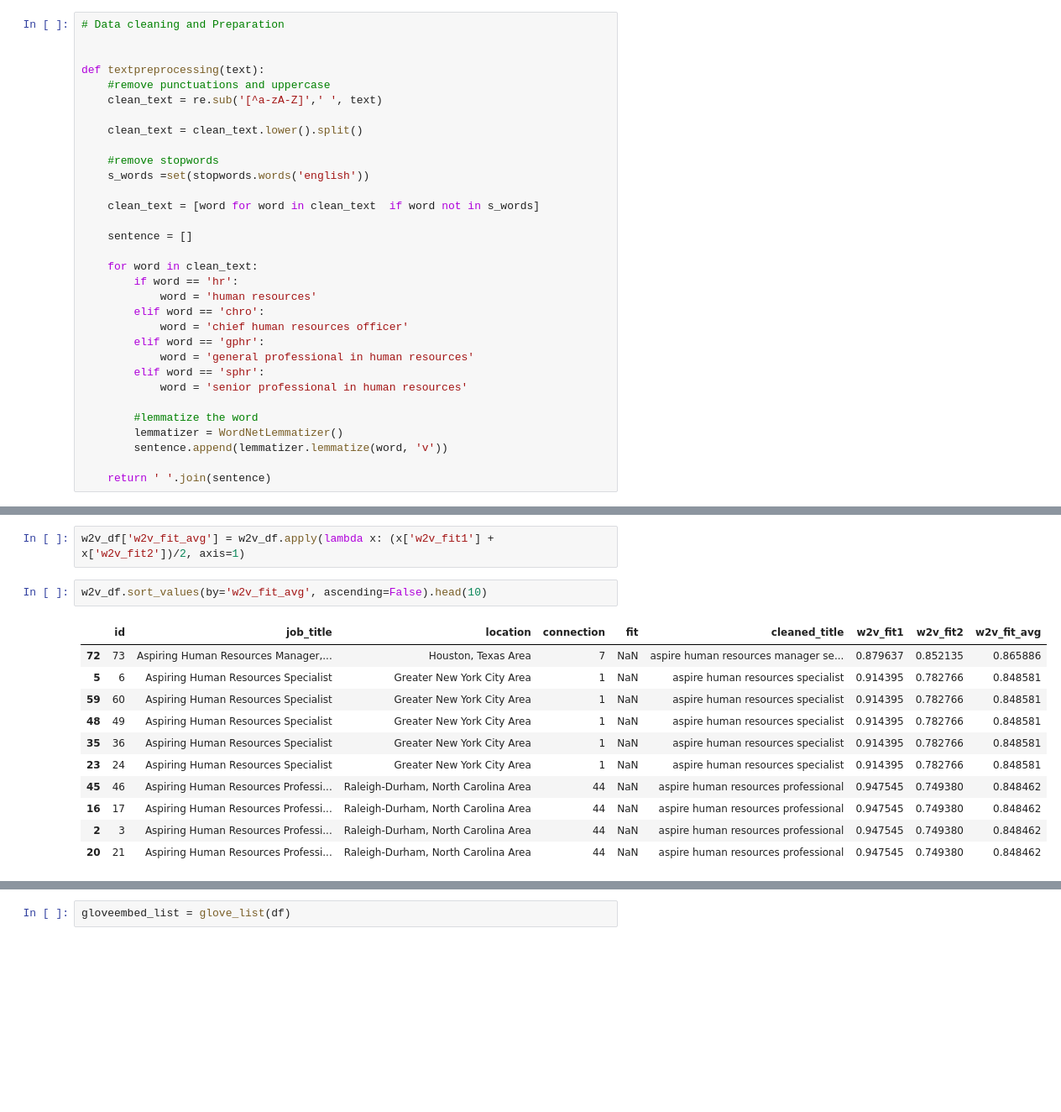
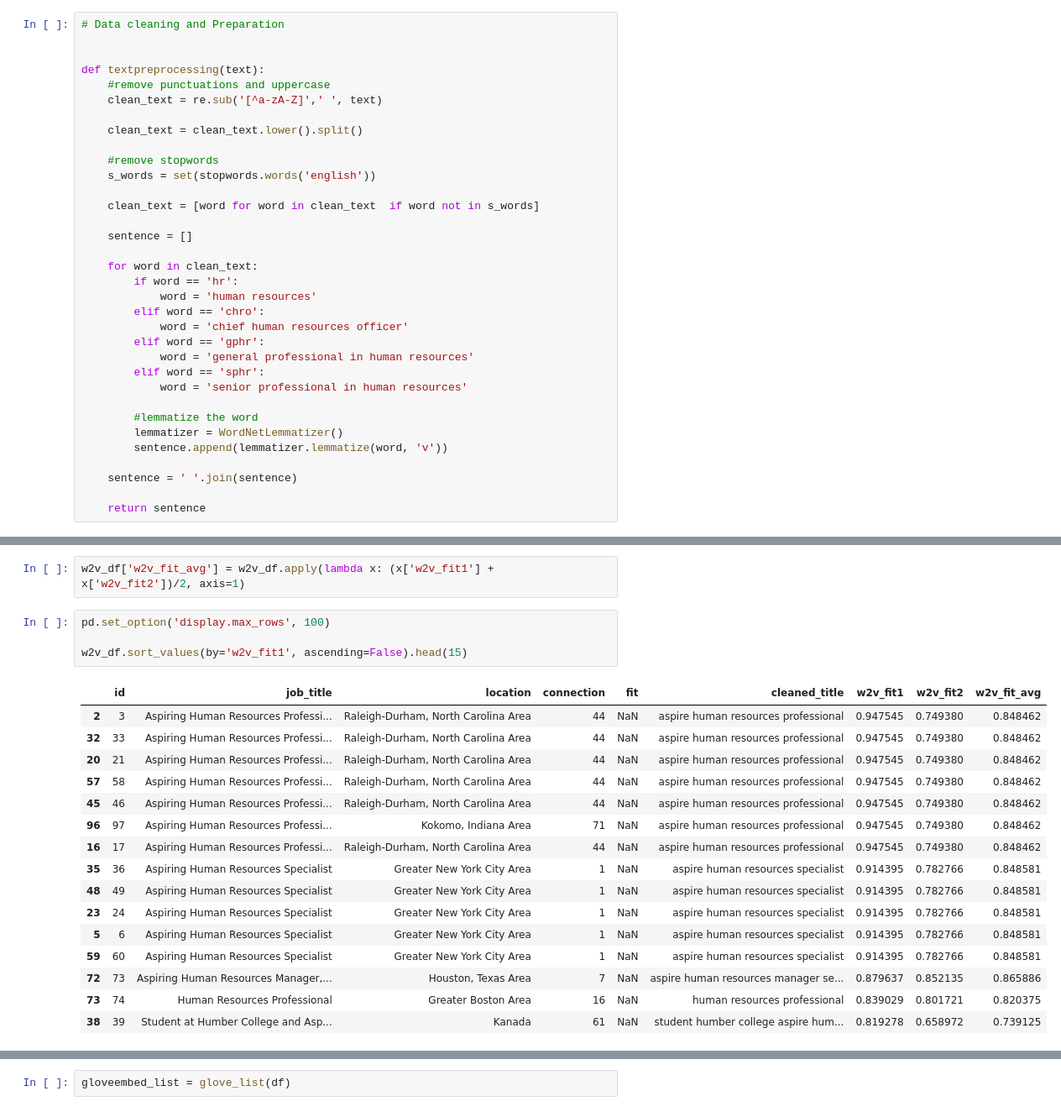
Before and after one commit to simi-I/g39RHzwKROHb58Yy, a Jupyter notebook: Potential Talent.ipynb, the cells around one changed output, grey strips where cells are left out. Shown at 84% size. Drawn from its saved outputs; the diff is of its cells as text; blank space fills up the shorter version.

```diff
--- a/Potential Talent.ipynb
+++ b/Potential Talent.ipynb
@@ -150,7 +153,7 @@ def textpreprocessing(text):
     clean_text = clean_text.lower().split()
 
     #remove stopwords
-    s_words =set(stopwords.words('english'))
+    s_words = set(stopwords.words('english'))
 
     clean_text = [word for word in clean_text  if word not in s_words]
 
@@ -170,7 +173,9 @@ def textpreprocessing(text):
         lemmatizer = WordNetLemmatizer()
         sentence.append(lemmatizer.lemmatize(word, 'v'))
 
-    return ' '.join(sentence)
+    sentence = ' '.join(sentence)
+
+    return sentence
 # %%
 df['cleaned_title'] = df['job_title'].apply(textpreprocessing)
 # %%
@@ -409,16 +451,23 @@ w2v_df['w2v_fit2'] = w2v_scores2
 # %%
 w2v_df['w2v_fit_avg'] = w2v_df.apply(lambda x: (x['w2v_fit1'] + x['w2v_fit2'])/2, axis=1)
 # %%
-w2v_df.sort_values(by='w2v_fit_avg', ascending=False).head(10)
+pd.set_option('display.max_rows', 100)
+
+w2v_df.sort_values(by='w2v_fit1', ascending=False).head(15)
 # %% [output]
 |  | id | job_title | location | connection | fit | cleaned_title | w2v_fit1 | w2v_fit2 | w2v_fit_avg |
-| 72 | 73 | Aspiring Human Resources Manager,... | Houston, Texas Area | 7 | NaN | aspire human resources manager se... | 0.879637 | 0.852135 | 0.865886 |
+| 2 | 3 | Aspiring Human Resources Professi... | Raleigh-Durham, North Carolina Area | 44 | NaN | aspire human resources professional | 0.947545 | 0.749380 | 0.848462 |
+| 32 | 33 | Aspiring Human Resources Professi... | Raleigh-Durham, North Carolina Area | 44 | NaN | aspire human resources professional | 0.947545 | 0.749380 | 0.848462 |
+| 20 | 21 | Aspiring Human Resources Professi... | Raleigh-Durham, North Carolina Area | 44 | NaN | aspire human resources professional | 0.947545 | 0.749380 | 0.848462 |
+| 57 | 58 | Aspiring Human Resources Professi... | Raleigh-Durham, North Carolina Area | 44 | NaN | aspire human resources professional | 0.947545 | 0.749380 | 0.848462 |
+| 45 | 46 | Aspiring Human Resources Professi... | Raleigh-Durham, North Carolina Area | 44 | NaN | aspire human resources professional | 0.947545 | 0.749380 | 0.848462 |
+| 96 | 97 | Aspiring Human Resources Professi... | Kokomo, Indiana Area | 71 | NaN | aspire human resources professional | 0.947545 | 0.749380 | 0.848462 |
+| 16 | 17 | Aspiring Human Resources Professi... | Raleigh-Durham, North Carolina Area | 44 | NaN | aspire human resources professional | 0.947545 | 0.749380 | 0.848462 |
+| 35 | 36 | Aspiring Human Resources Specialist | Greater New York City Area | 1 | NaN | aspire human resources specialist | 0.914395 | 0.782766 | 0.848581 |
+| 48 | 49 | Aspiring Human Resources Specialist | Greater New York City Area | 1 | NaN | aspire human resources specialist | 0.914395 | 0.782766 | 0.848581 |
+| 23 | 24 | Aspiring Human Resources Specialist | Greater New York City Area | 1 | NaN | aspire human resources specialist | 0.914395 | 0.782766 | 0.848581 |
 | 5 | 6 | Aspiring Human Resources Specialist | Greater New York City Area | 1 | NaN | aspire human resources specialist | 0.914395 | 0.782766 | 0.848581 |
 | 59 | 60 | Aspiring Human Resources Specialist | Greater New York City Area | 1 | NaN | aspire human resources specialist | 0.914395 | 0.782766 | 0.848581 |
-| 48 | 49 | Aspiring Human Resources Specialist | Greater New York City Area | 1 | NaN | aspire human resources specialist | 0.914395 | 0.782766 | 0.848581 |
-| 35 | 36 | Aspiring Human Resources Specialist | Greater New York City Area | 1 | NaN | aspire human resources specialist | 0.914395 | 0.782766 | 0.848581 |
-| 23 | 24 | Aspiring Human Resources Specialist | Greater New York City Area | 1 | NaN | aspire human resources specialist | 0.914395 | 0.782766 | 0.848581 |
-| 45 | 46 | Aspiring Human Resources Professi... | Raleigh-Durham, North Carolina Area | 44 | NaN | aspire human resources professional | 0.947545 | 0.749380 | 0.848462 |
-| 16 | 17 | Aspiring Human Resources Professi... | Raleigh-Durham, North Carolina Area | 44 | NaN | aspire human resources professional | 0.947545 | 0.749380 | 0.848462 |
-| 2 | 3 | Aspiring Human Resources Professi... | Raleigh-Durham, North Carolina Area | 44 | NaN | aspire human resources professional | 0.947545 | 0.749380 | 0.848462 |
-| 20 | 21 | Aspiring Human Resources Professi... | Raleigh-Durham, North Carolina Area | 44 | NaN | aspire human resources professional | 0.947545 | 0.749380 | 0.848462 |
+| 72 | 73 | Aspiring Human Resources Manager,... | Houston, Texas Area | 7 | NaN | aspire human resources manager se... | 0.879637 | 0.852135 | 0.865886 |
+| 73 | 74 | Human Resources Professional | Greater Boston Area | 16 | NaN | human resources professional | 0.839029 | 0.801721 | 0.820375 |
+| 38 | 39 | Student at Humber College and Asp... | Kanada | 61 | NaN | student humber college aspire hum... | 0.819278 | 0.658972 | 0.739125 |
```
Also changed, not shown: parts of 39 cells of this notebook.
